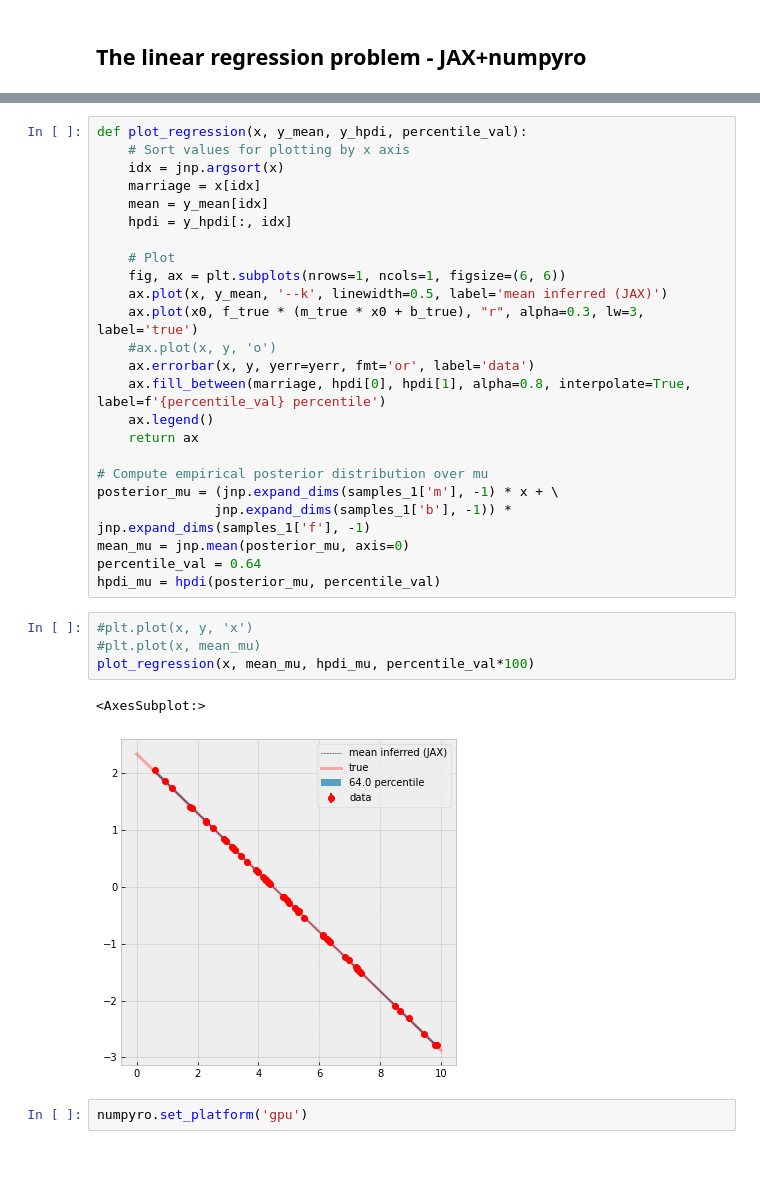
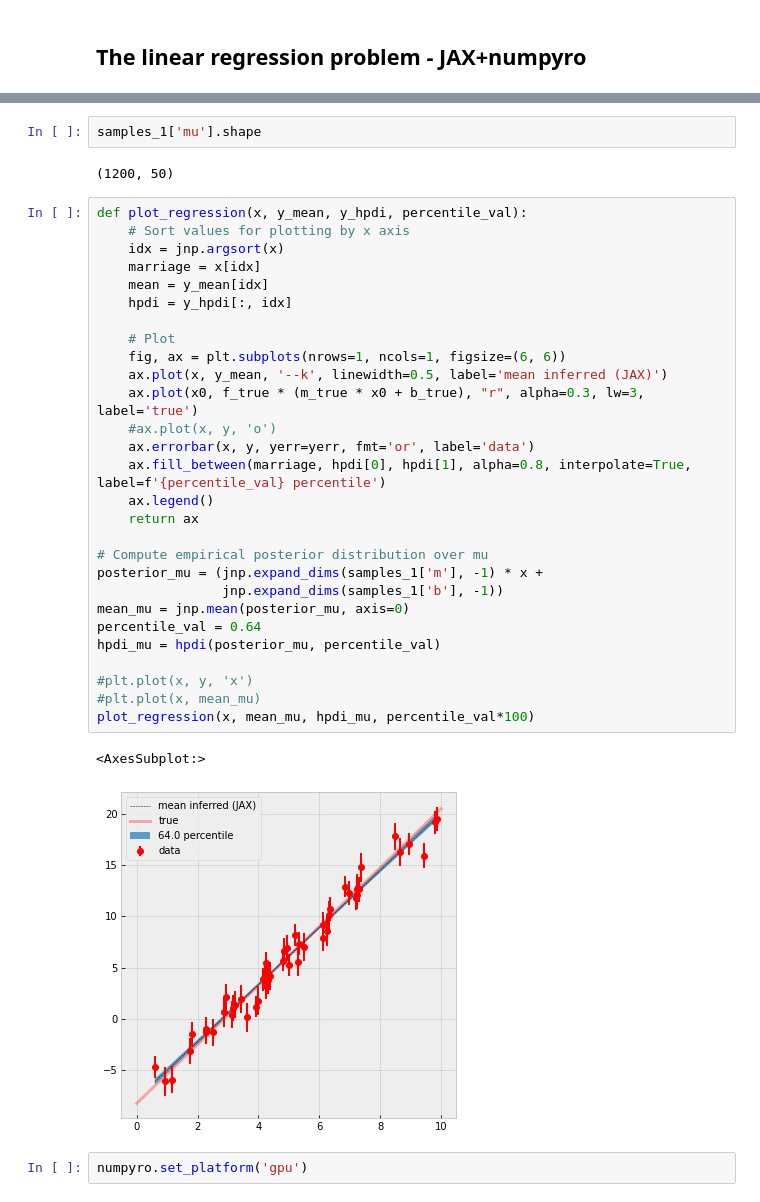
Before and after one commit to srijaniiserprinceton/qdpy-numpyro, a Jupyter notebook: notebooks/linear-regression.ipynb, the cells around one changed output, grey strips where cells are left out. Cells and saved outputs as stored; diff of their text form; blank space fills up the shorter version.

```diff
--- a/notebooks/linear-regression.ipynb
+++ b/notebooks/linear-regression.ipynb
@@ -132,34 +129,38 @@ plt.plot(samples_1['b'])
+# %%
+samples_1['mu'].shape
+# %% [output]
+(1200, 50)
 # %%
 def plot_regression(x, y_mean, y_hpdi, percentile_val):
     # Sort values for plotting by x axis
     idx = jnp.argsort(x)
     marriage = x[idx]
     mean = y_mean[idx]
     hpdi = y_hpdi[:, idx]
 
     # Plot
     fig, ax = plt.subplots(nrows=1, ncols=1, figsize=(6, 6))
     ax.plot(x, y_mean, '--k', linewidth=0.5, label='mean inferred (JAX)')
     ax.plot(x0, f_true * (m_true * x0 + b_true), "r", alpha=0.3, lw=3, label='true')
     #ax.plot(x, y, 'o')
     ax.errorbar(x, y, yerr=yerr, fmt='or', label='data')
     ax.fill_between(marriage, hpdi[0], hpdi[1], alpha=0.8, interpolate=True, label=f'{percentile_val} percentile')
     ax.legend()
     return ax
 
 # Compute empirical posterior distribution over mu
-posterior_mu = (jnp.expand_dims(samples_1['m'], -1) * x + \
-               jnp.expand_dims(samples_1['b'], -1)) * jnp.expand_dims(samples_1['f'], -1)
+posterior_mu = (jnp.expand_dims(samples_1['m'], -1) * x +
+                jnp.expand_dims(samples_1['b'], -1))
 mean_mu = jnp.mean(posterior_mu, axis=0)
 percentile_val = 0.64
 hpdi_mu = hpdi(posterior_mu, percentile_val)
+
+#plt.plot(x, y, 'x')
+#plt.plot(x, mean_mu)
+plot_regression(x, mean_mu, hpdi_mu, percentile_val*100)
+# %% [output]
+<AxesSubplot:>
+[figure, added]
-# %%
-#plt.plot(x, y, 'x')
-#plt.plot(x, mean_mu)
-plot_regression(x, mean_mu, hpdi_mu, percentile_val*100)
-# %% [output]
-<AxesSubplot:>
-[figure, removed]
 # %%
 numpyro.set_platform('gpu')
 # %%
```
Also changed, not shown: parts of 14 cells of this notebook, 1 other file.
